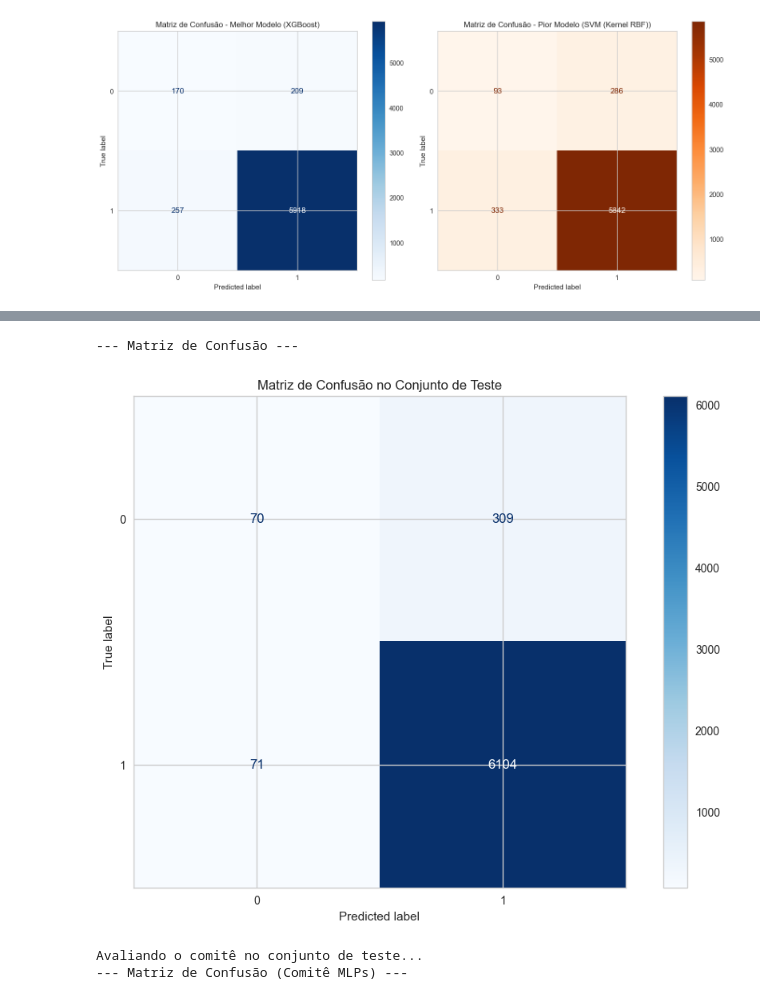
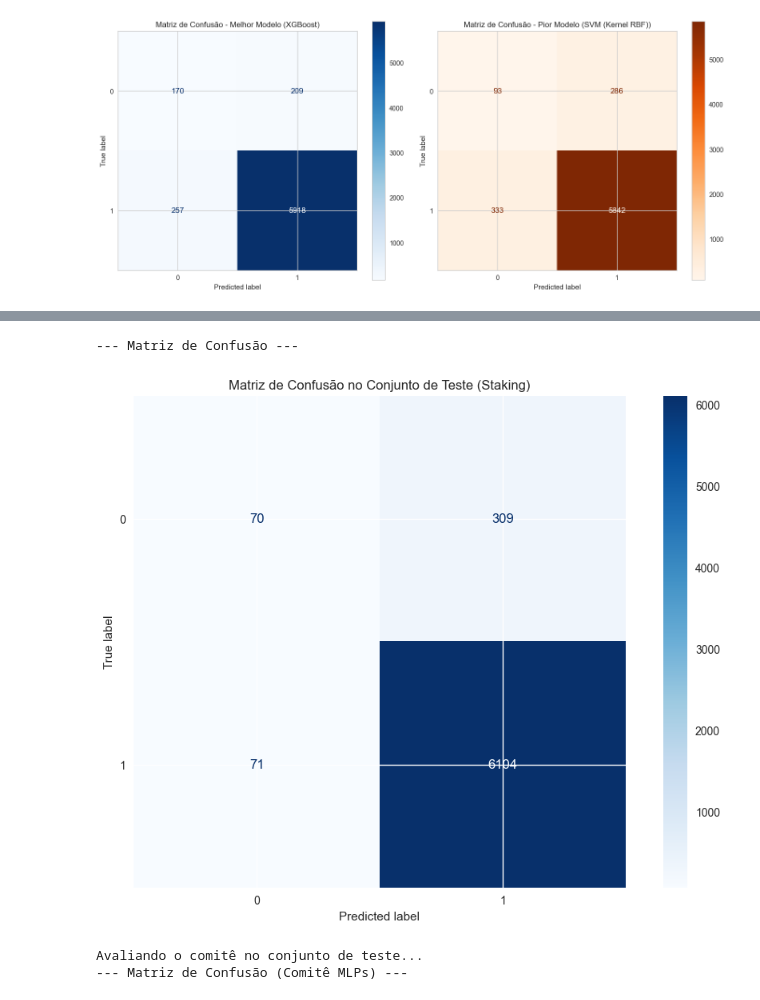
Before and after one commit to Eduardocin/employee-access-predictor, a Jupyter notebook: projeto_models.ipynb, the cells around one changed output, grey strips where cells are left out. Drawn from its saved outputs; the diff is of its cells as text; code cells hidden in the pictures.

```diff
--- a/projeto_models.ipynb
+++ b/projeto_models.ipynb
@@ -1021,30 +1017,3 @@ Melhores Parâmetros Gerais para 'SVM (Kernel RBF)':
 Melhores Parâmetros Gerais para 'GMLVQ':
 {'classifier__solver_type': 'waypoint-gradient-descent', 'classifier__solver_params': {'step_size': 0.1}, 'classifier__prototype_n_per_class': 2, 'classifier__distance_type': 'adaptive-squared-euclide ...
 ----------------------------------------------------------------------
-# %%
-# Define o número de melhores resultados a serem exibidos por modelo
-top_n = 5
-
-print("--- Análise dos Hiperparâmetros Encontrados em Cada Simulação ---\n")
-
-# Itera sobre os resultados de cada modelo
-for name, results in all_results_fase1.items():
-
-    # Cria um DataFrame com os parâmetros e os scores de cada simulação
-    df_results = pd.DataFrame({
-        'f1_score_medio': results['mean_scores'],
-        'desvio_padrao': results['std_scores'],
-        'parametros': results['params']
-    })
-
-    # Ordena o DataFrame pelo score para ver os melhores no topo
-    df_results = df_results.sort_values(by='f1_score_medio', ascending=False)
-
-    print(f"--- Top {top_n} Parâmetros para o Modelo: {name} ---")
-
-    # Imprime os top N resultados de forma mais legível
-    for index, row in df_results.head(top_n).iterrows():
-        print(f"  - Score: {row['f1_score_medio']:.4f} (± {row['desvio_padrao']:.4f})")
-        print(f"    Parâmetros: {row['parametros']}\n")
-
-    print("-" * 70)
@@ -1486,18 +1381,18 @@ plt.show()
 # %%
 # Faz as previsões
 y_pred_test = final_model.predict(X_test_clean)
 
 
 # Gera e exibe a Matriz de Confusão
 print("--- Matriz de Confusão ---")
 cm = confusion_matrix(y_test, y_pred_test)
 disp = ConfusionMatrixDisplay(confusion_matrix=cm, display_labels=final_model.classes_)
 disp.plot(cmap='Blues', values_format='d')
-plt.title('Matriz de Confusão no Conjunto de Teste')
+plt.title('Matriz de Confusão no Conjunto de Teste (Staking)')
 plt.show()
 # %% [output]
 --- Matriz de Confusão ---
-[figure, old version]
+[figure, new version]
 # %%
 # --- Avaliação do Modelo ---
 
```
Also changed, not shown: parts of 7 cells of this notebook.
